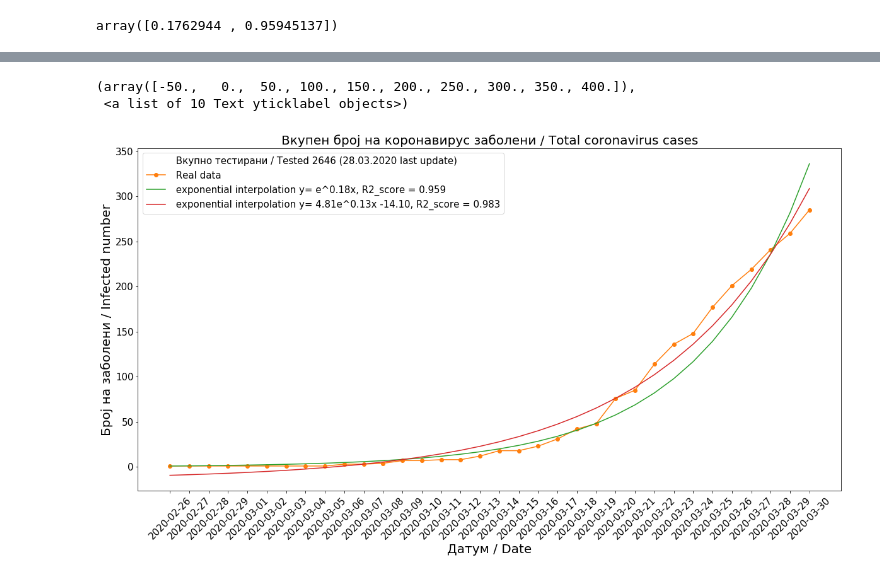
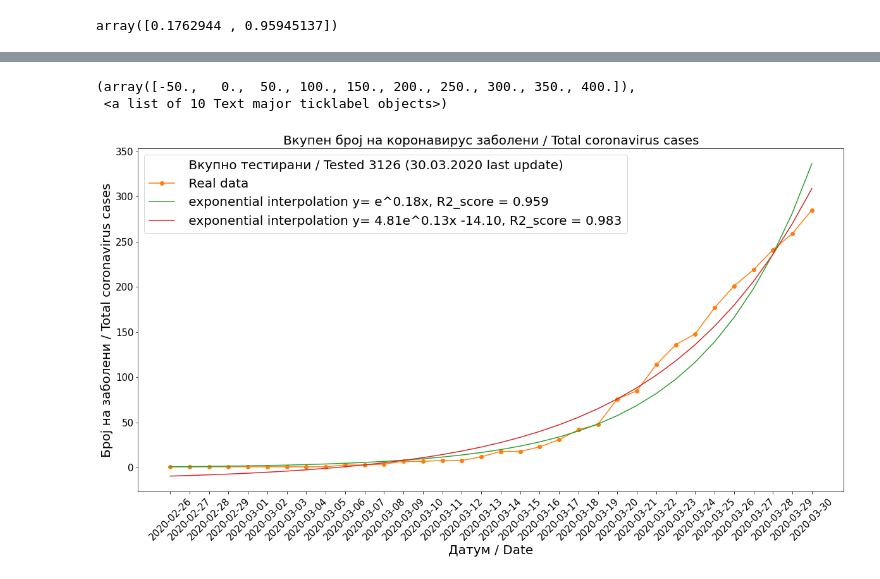
Before and after one commit to Sinisha12/ML_DL, a Jupyter notebook: corona/Covid_19_curves.ipynb, the cells around one changed output, grey strips where cells are left out. Drawn from its saved outputs; the diff is of its cells as text; code cells hidden in the pictures.

```diff
--- a/corona/Covid_19_curves.ipynb
+++ b/corona/Covid_19_curves.ipynb
@@ -51,7 +51,7 @@ y_exp = func(x_data, *popt)
 # %%
 y_exp_1 = func_1(x_data, *popt1)
 # %%
-testirani = 2240 + 406
+testirani = 2240 + 406 + 480
 # %%
 R2 = r2_score(y_data, y_exp)
 R2
@@ -120,18 +119,18 @@ plt.yticks(fontsize=15)
 [figure]
 # %%
 plt.figure(figsize=(20,10))
-plt.plot([], [], ' ', label=" Вкупно тестирани / Tested %d (28.03.2020 last update)" %testirani)
+plt.plot([], [], ' ', label=" Вкупно тестирани / Tested %d (30.03.2020 last update)" %testirani)
 plt.plot(df['datum'],df['vkupno_novi'],'-o', label = ' Real data')
 #plt.plot(df['datum'],y, label = ' polinomial interpolation y= %2.2fx^2 %2.2fx %+2.2f' % tuple(kvadratni))
 plt.plot(df['datum'], y_exp_1, label = ' exponential interpolation y= e^%2.2fx, R2_score = %2.3f ' % tuple(parametri1))
 plt.plot(df['datum'], y_exp, label = ' exponential interpolation y= %2.2fe^%2.2fx %+2.2f, R2_score = %2.3f' % tuple(parametri))
-plt.legend(fontsize=15)
+plt.legend(fontsize=20)
 plt.title("Вкупен број на коронавирус заболени / Total coronavirus cases", fontsize=20)
 plt.xlabel("Датум / Date", fontsize=20)
-plt.ylabel("Број на заболени / Infected number", fontsize=20)
+plt.ylabel("Број на заболени / Total coronavirus cases", fontsize=20)
 plt.xticks(fontsize=15, rotation = '45')
 plt.yticks(fontsize=15)
 # %% [output]
 (array([-50.,   0.,  50., 100., 150., 200., 250., 300., 350., 400.]),
- <a list of 10 Text yticklabel objects>)
+ <a list of 10 Text major ticklabel objects>)
-[figure, old version]
+[figure, new version]
```
Also changed, not shown: parts of 6 cells of this notebook.
